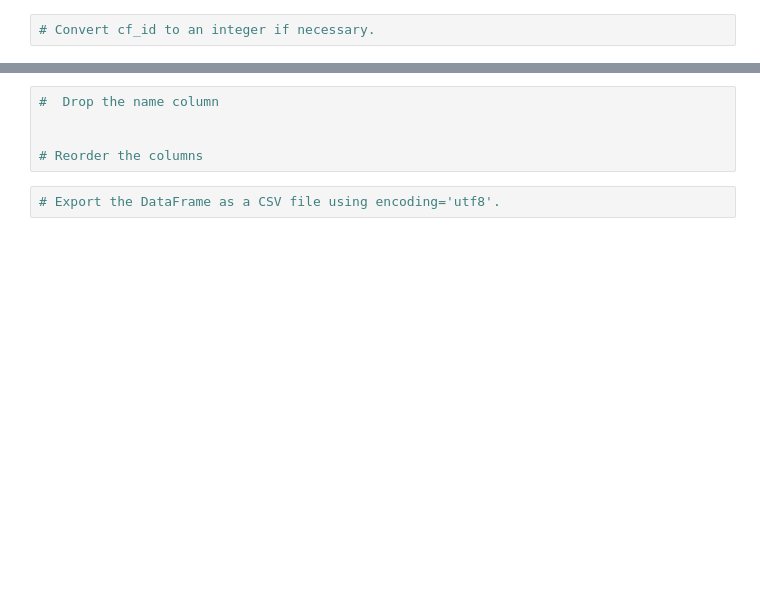
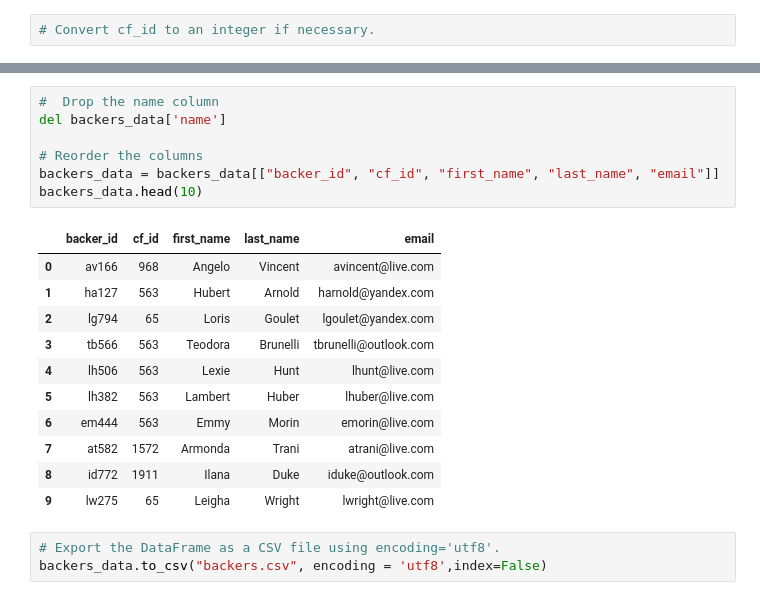
Before and after one commit to princetonduarte/Crowdfundding-ETL, a Jupyter notebook: Extract-Transform_final_code.ipynb, the cells around one changed output, grey strips where cells are left out. Drawn from its saved outputs; the diff is of its cells as text; blank space fills up the shorter version.

```diff
--- a/Extract-Transform_final_code.ipynb
+++ b/Extract-Transform_final_code.ipynb
@@ -135,7 +235,22 @@ pd.set_option('max_colwidth', 400)
 # %%
 #  Drop the name column
-
+del backers_data['name']
 
 # Reorder the columns
+backers_data = backers_data[["backer_id", "cf_id", "first_name", "last_name", "email"]]
+backers_data.head(10)
+# %% [output]
+|  | backer_id | cf_id | first_name | last_name | email |
+| 0 | av166 | 968 | Angelo | Vincent | avincent@live.com |
+| 1 | ha127 | 563 | Hubert | Arnold | harnold@yandex.com |
+| 2 | lg794 | 65 | Loris | Goulet | lgoulet@yandex.com |
+| 3 | tb566 | 563 | Teodora | Brunelli | tbrunelli@outlook.com |
+| 4 | lh506 | 563 | Lexie | Hunt | lhunt@live.com |
+| 5 | lh382 | 563 | Lambert | Huber | lhuber@live.com |
+| 6 | em444 | 563 | Emmy | Morin | emorin@live.com |
+| 7 | at582 | 1572 | Armonda | Trani | atrani@live.com |
+| 8 | id772 | 1911 | Ilana | Duke | iduke@outlook.com |
+| 9 | lw275 | 65 | Leigha | Wright | lwright@live.com |
 # %%
 # Export the DataFrame as a CSV file using encoding='utf8'.
+backers_data.to_csv("backers.csv", encoding = 'utf8',index=False)
```
Also changed, not shown: parts of 9 cells of this notebook, 3 other files.
